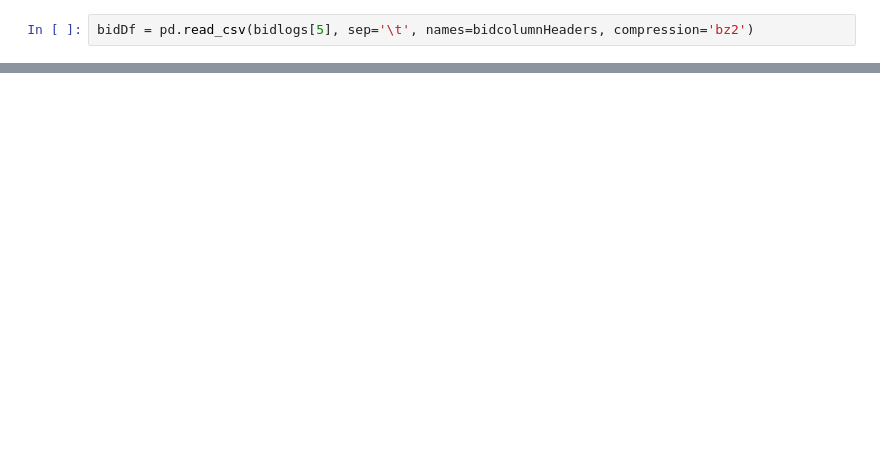
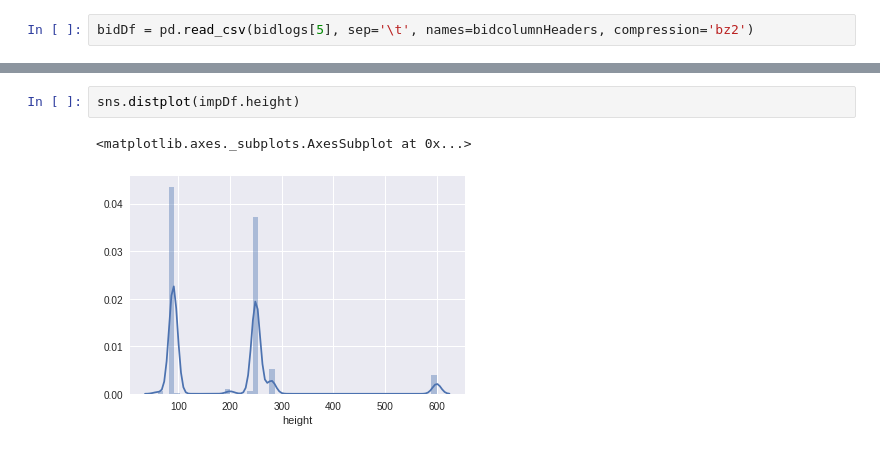
Before and after one commit to darekarsam/Click-Through-Rate-Prediction, a Jupyter notebook: MiniBatch learning.ipynb, the cells around one changed output, grey strips where cells are left out. Saved outputs shown, nothing was run; the diff lists cells and outputs as text; blank space fills up the shorter version.

```diff
--- a/MiniBatch learning.ipynb
+++ b/MiniBatch learning.ipynb
@@ -106,0 +185,5 @@ array([250, 100,  90, 280, 600,  60, 200, 240, 300, 150, 125,  50])
+# %%
+sns.distplot(impDf.height)
+# %% [output]
+<matplotlib.axes._subplots.AxesSubplot at 0x...>
+[figure, added]
```
Also changed, not shown: parts of 45 cells of this notebook, 1 other file.
